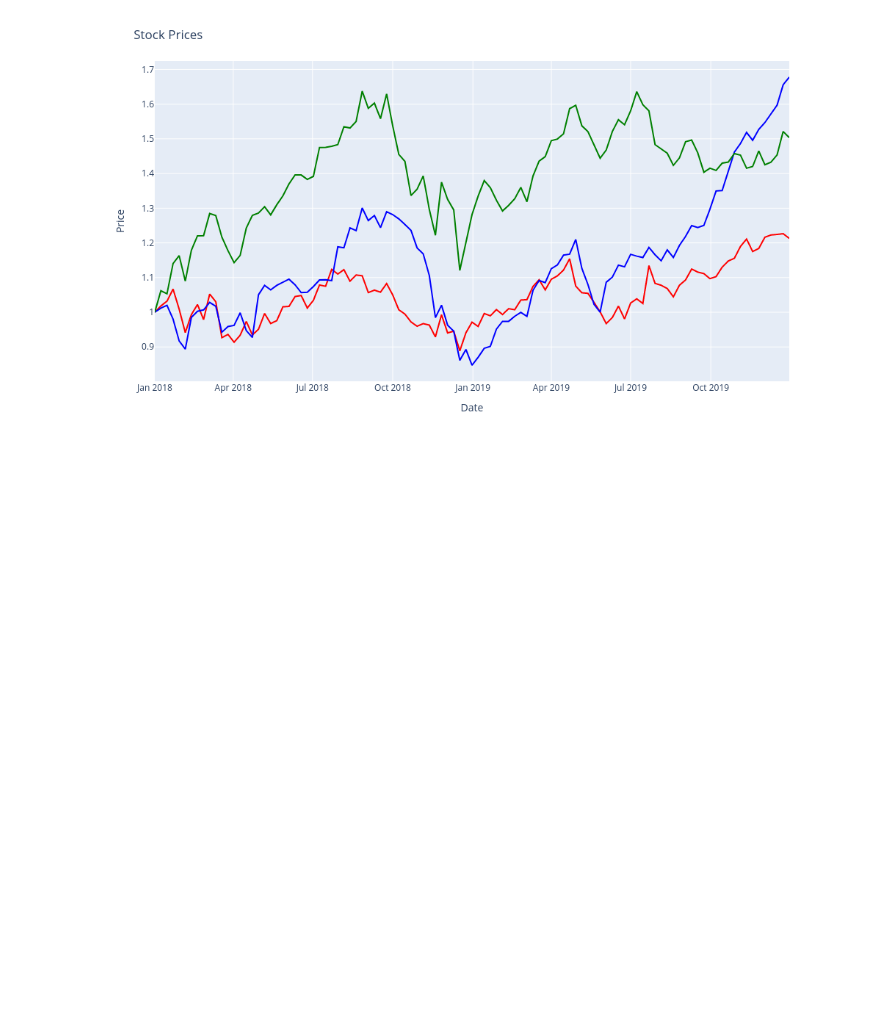
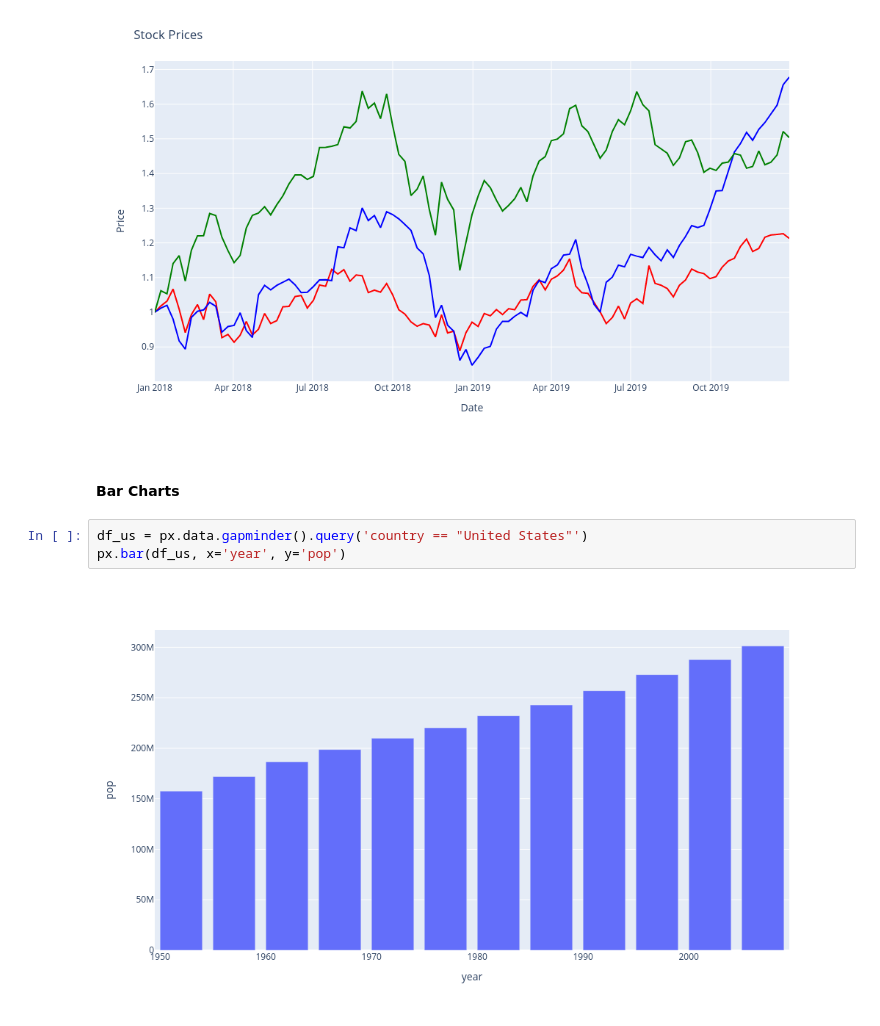
Before and after one commit to hereliesadvaith/Coding-Tutorials, a Jupyter notebook: 01_python/06_libraries/03_plotly/00.ipynb, the cells around one changed output. Saved outputs shown, nothing was run; the diff lists cells and outputs as text; blank space fills up the shorter version.

```diff
--- a/01_python/06_libraries/03_plotly/00.ipynb
+++ b/01_python/06_libraries/03_plotly/00.ipynb
@@ -48,3 +49,10 @@ fig.update_layout(
 fig.show()
 # %% [output]
 [figure]
+# %% [markdown]
+#### Bar Charts
+# %%
+df_us = px.data.gapminder().query('country == "United States"')
+px.bar(df_us, x='year', y='pop')
+# %% [output]
+[figure, added]
```
Also changed, not shown: parts of 21 cells of this notebook.
